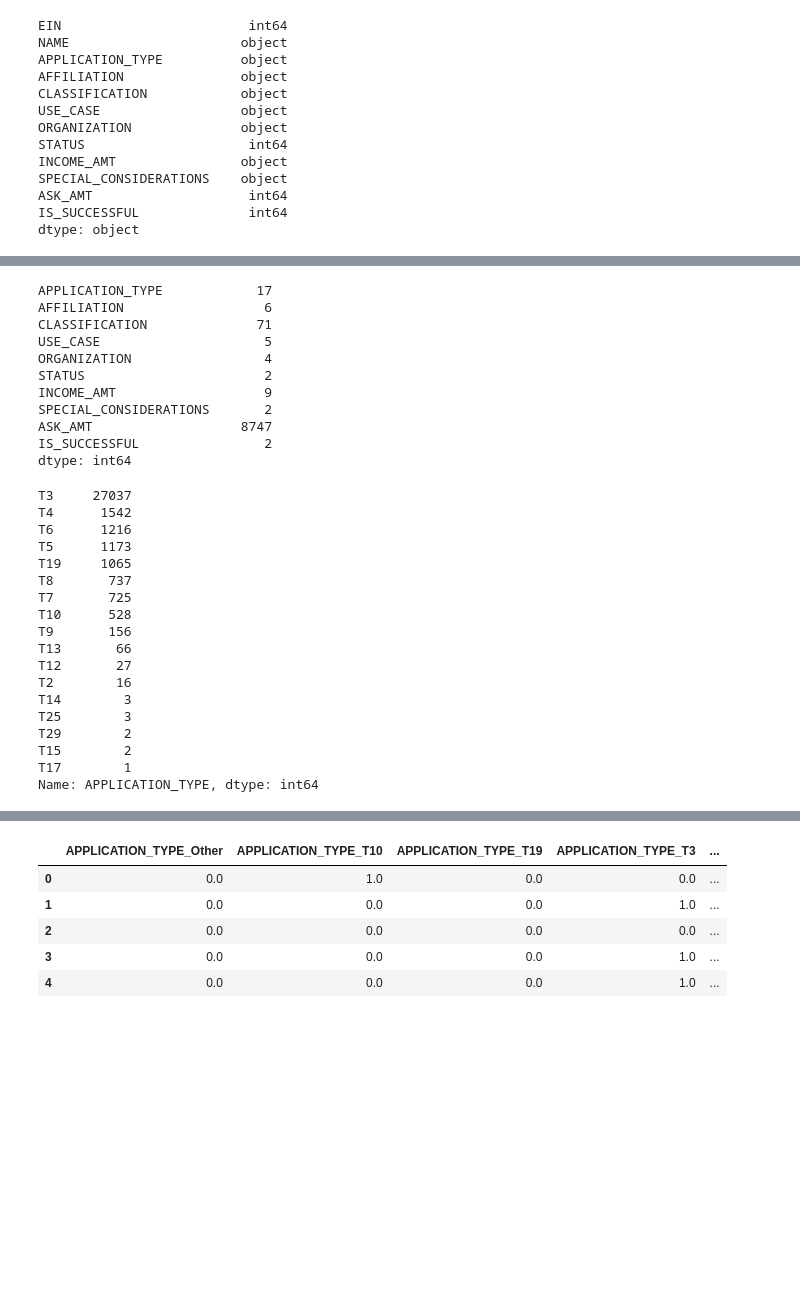
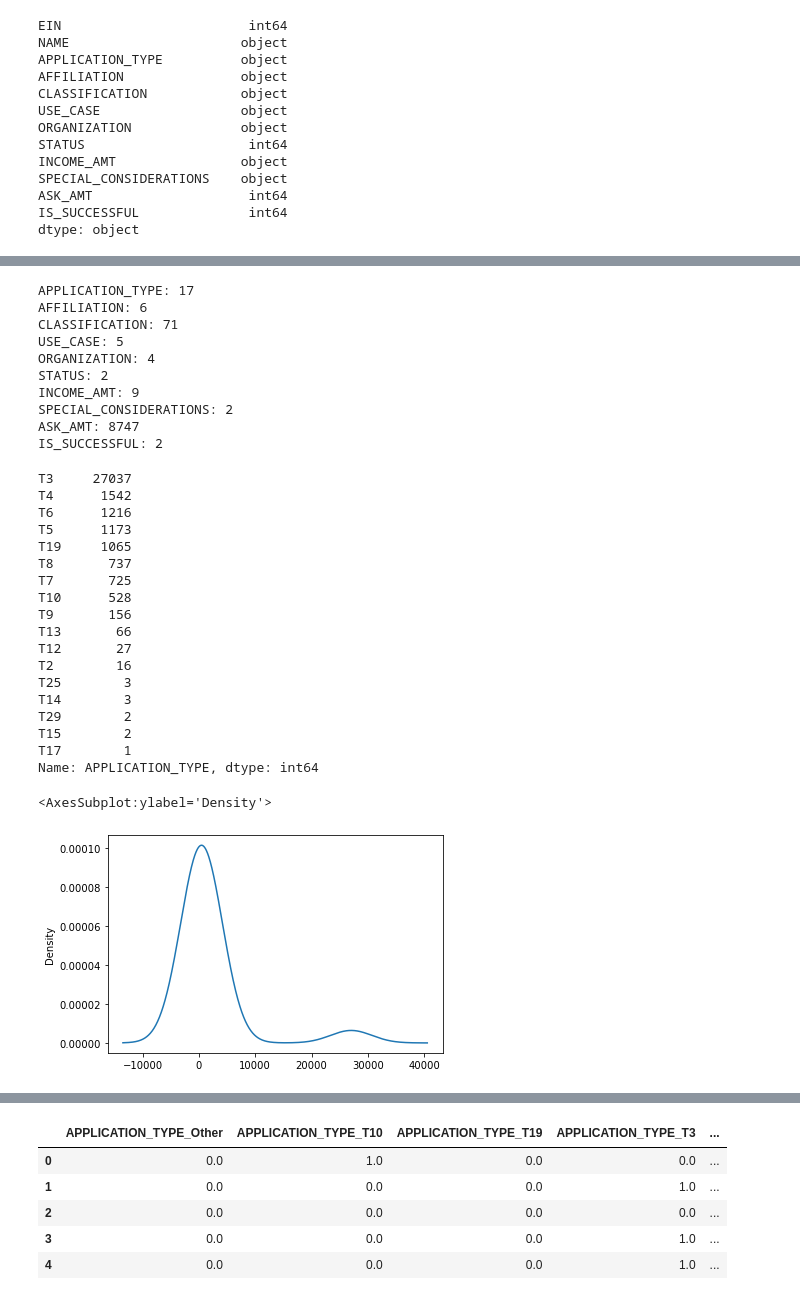
Before and after one commit to Betsy-Kalkwarf/Neural_Network_Charity_Analysis, a Jupyter notebook: AlphabetSoupCharity.ipynb, the cells around one changed output, grey strips where cells are left out. Saved outputs shown, nothing was run; the diff lists cells and outputs as text; code cells hidden in the pictures; blank space fills up the shorter version.

```diff
--- a/AlphabetSoupCharity.ipynb
+++ b/AlphabetSoupCharity.ipynb
@@ -54,21 +42,24 @@ application_df.drop(columns=['EIN', 'NAME'])
 # %%
 # Determine the number of unique values in each column.
-#  YOUR CODE GOES HERE
+for col in application_df.columns:
+    val = len(pd.unique(application_df[col]))
+    print(f'{col}: {val}')
 # %% [output]
-APPLICATION_TYPE            17
-AFFILIATION                  6
-CLASSIFICATION              71
-USE_CASE                     5
-ORGANIZATION                 4
-STATUS                       2
-INCOME_AMT                   9
-SPECIAL_CONSIDERATIONS       2
-ASK_AMT                   8747
-IS_SUCCESSFUL                2
-dtype: int64
+APPLICATION_TYPE: 17
+AFFILIATION: 6
+CLASSIFICATION: 71
+USE_CASE: 5
+ORGANIZATION: 4
+STATUS: 2
+INCOME_AMT: 9
+SPECIAL_CONSIDERATIONS: 2
+ASK_AMT: 8747
+IS_SUCCESSFUL: 2
 # %%
 # Look at APPLICATION_TYPE value counts for binning
-#  YOUR CODE GOES HERE
+app_type = application_df.APPLICATION_TYPE.value_counts()
+
+app_type
 # %% [output]
 T3     27037
 T4      1542
@@ -82,9 +73,16 @@ T9       156
 T13       66
 T12       27
 T2        16
+T25        3
 T14        3
-T25        3
 T29        2
 T15        2
 T17        1
 Name: APPLICATION_TYPE, dtype: int64
+# %%
+# Visualize the value counts of APPLICATION_TYPE
+#app_type.plot(type=line)
+app_type.plot.density()
+# %% [output]
+<AxesSubplot:ylabel='Density'>
+[figure, added]
```
Also changed, not shown: parts of 13 cells of this notebook.
